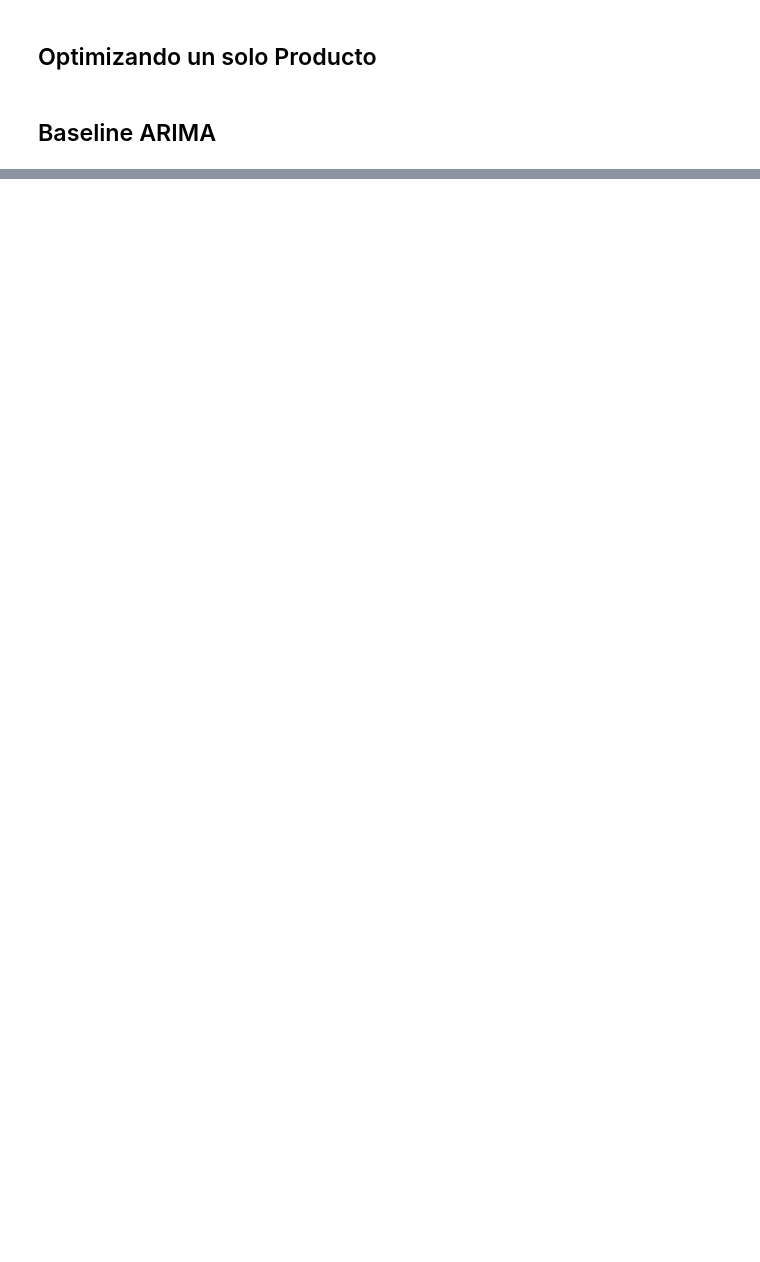
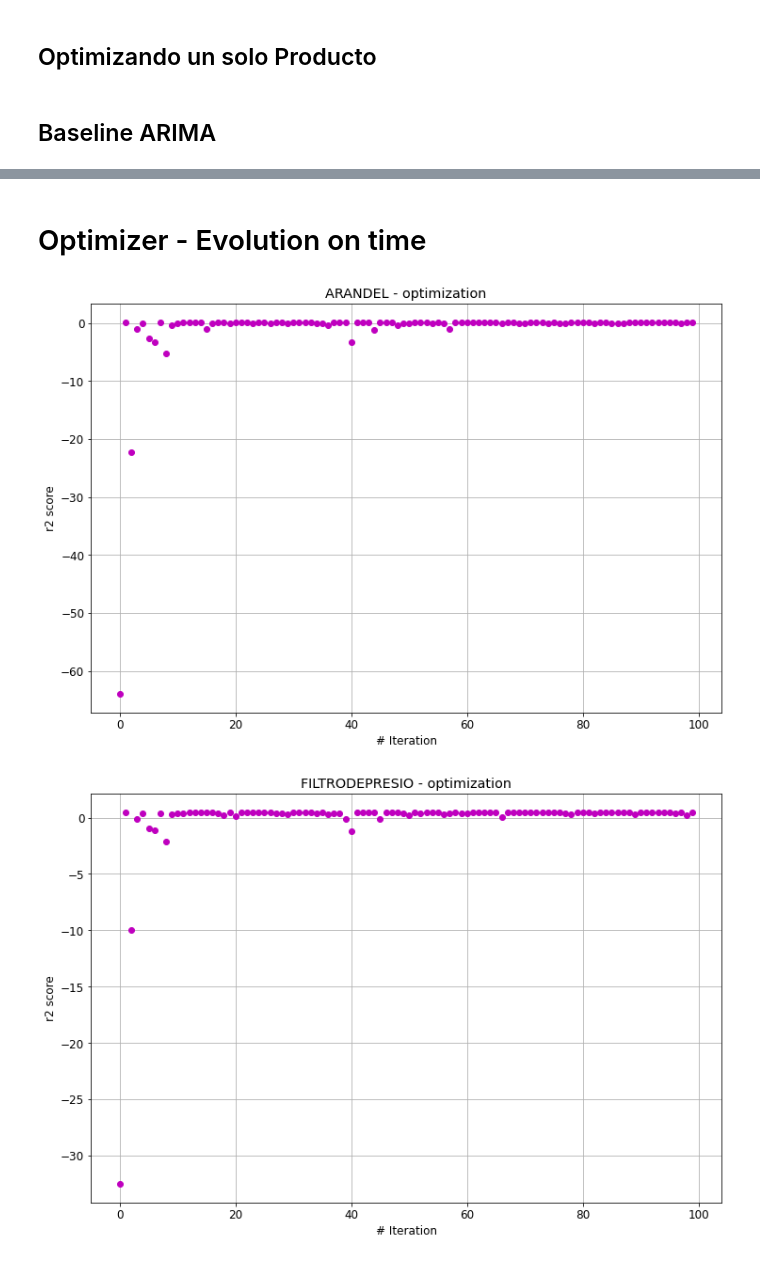
Before and after one commit to DavidCastilloAlvarado/timeseries_optimization, a Jupyter notebook: study_gruas/models/ARIMA/arima.ipynb, the cells around one changed output, grey strips where cells are left out. Cells and saved outputs as stored; diff of their text form; code cells hidden in the pictures; blank space fills up the shorter version.

```diff
--- a/study_gruas/models/ARIMA/arima.ipynb
+++ b/study_gruas/models/ARIMA/arima.ipynb
@@ -168,0 +75,7 @@ R2 = 0.5091066047768067
+# %% [markdown]
+# Optimizer -  Evolution on time
+# %%
+optimizer.print_optimizer_results()
+# %% [output]
+[figure, added]
+[figure, added]
```
Also changed, not shown: parts of 27 cells of this notebook, 27 other files.
